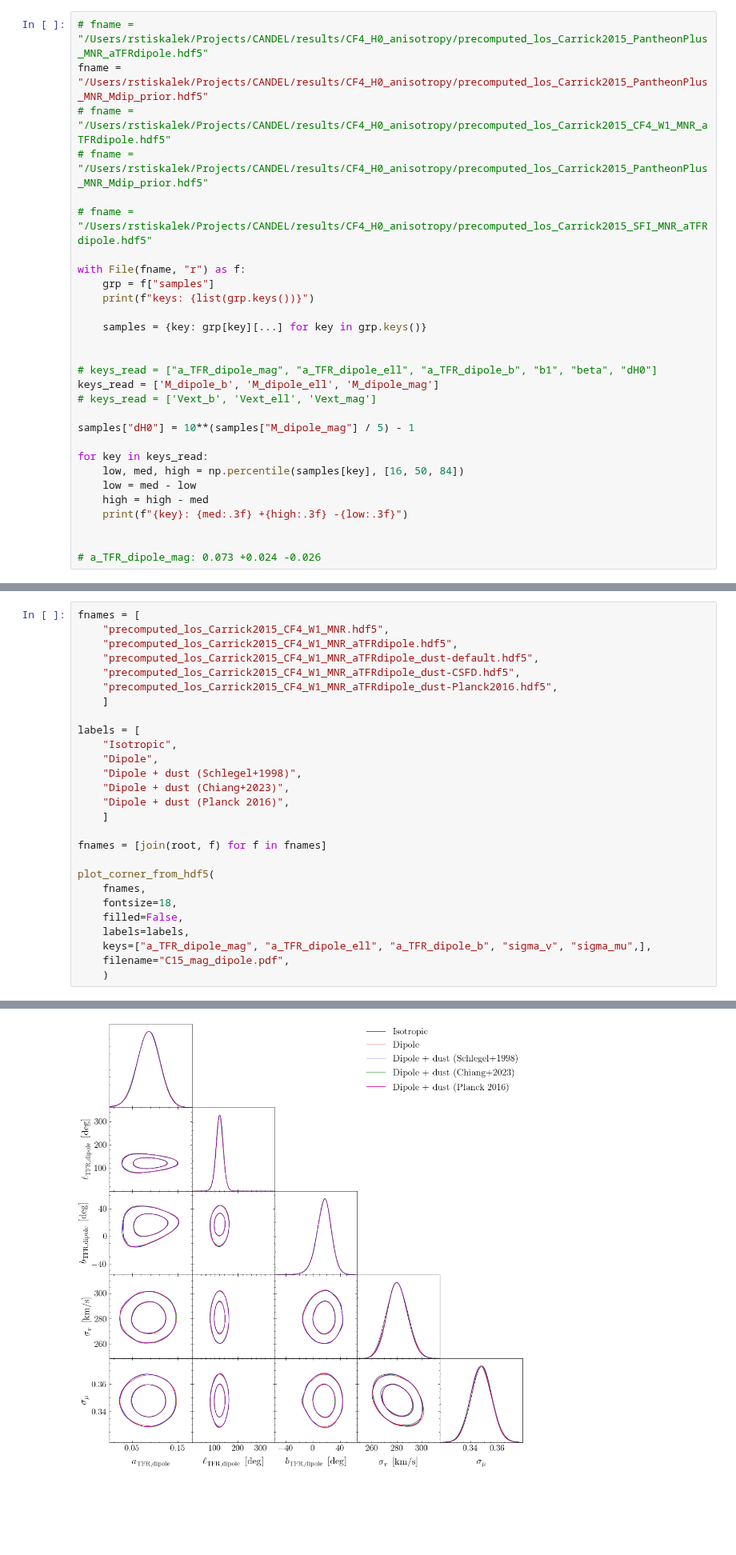
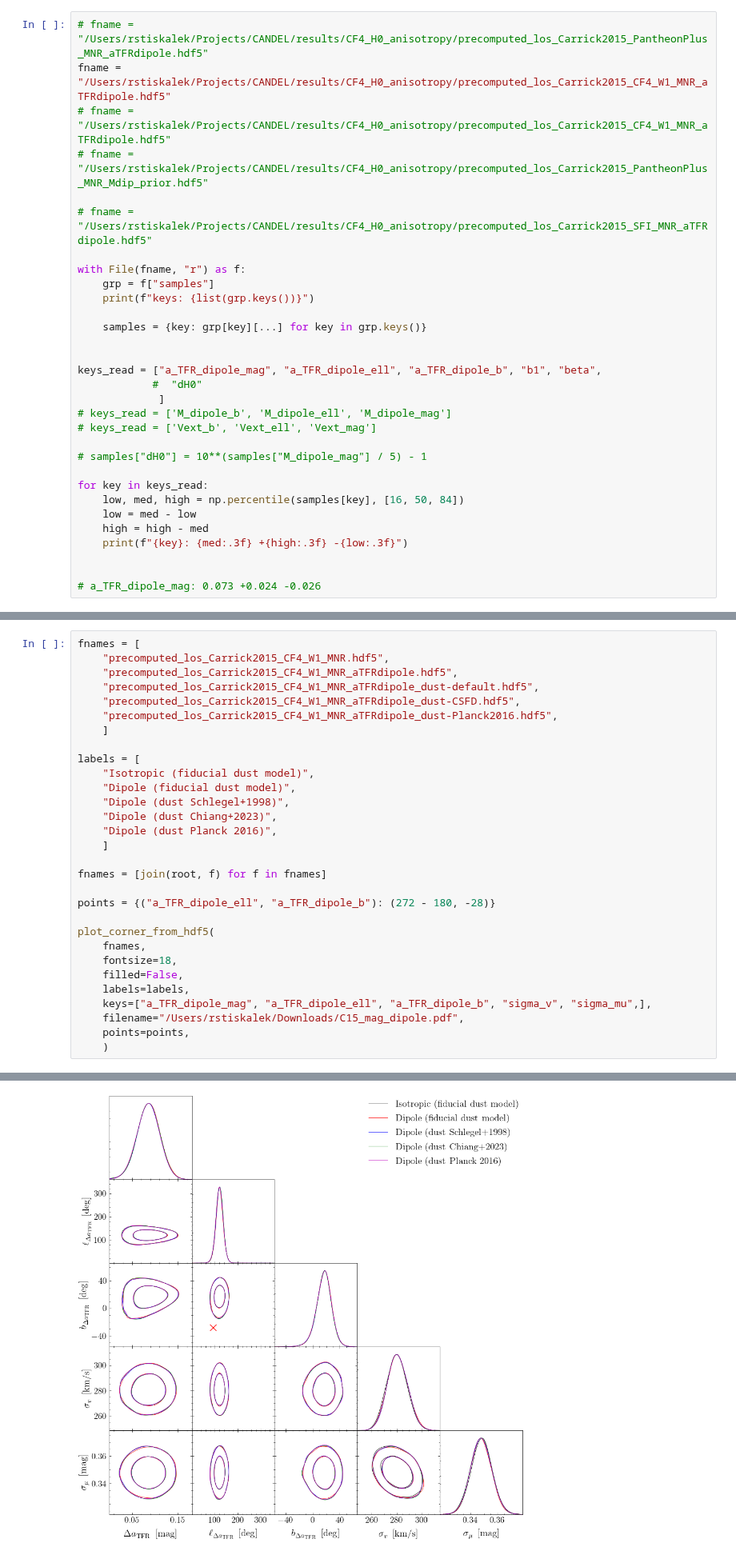
Before and after one commit to candel-cosmo/CANDEL, a Jupyter notebook: notebooks/paper_H0_dipole/main_dH0_TFR.ipynb, the cells around one changed output, grey strips where cells are left out. Shown at 80% size. Cells and saved outputs as stored; diff of their text form; blank space fills up the shorter version.

```diff
--- a/notebooks/paper_H0_dipole/main_dH0_TFR.ipynb
+++ b/notebooks/paper_H0_dipole/main_dH0_TFR.ipynb
@@ -55,7 +53,7 @@ root: /Users/rstiskalek/Projects/CANDEL/results/CF4_H0_anisotropy
 ## Posterior summary
 # %%
 # fname = "/Users/rstiskalek/Projects/CANDEL/results/CF4_H0_anisotropy/precomputed_los_Carrick2015_PantheonPlus_MNR_aTFRdipole.hdf5"
-fname = "/Users/rstiskalek/Projects/CANDEL/results/CF4_H0_anisotropy/precomputed_los_Carrick2015_PantheonPlus_MNR_Mdip_prior.hdf5"
+fname = "/Users/rstiskalek/Projects/CANDEL/results/CF4_H0_anisotropy/precomputed_los_Carrick2015_CF4_W1_MNR_aTFRdipole.hdf5"
 # fname = "/Users/rstiskalek/Projects/CANDEL/results/CF4_H0_anisotropy/precomputed_los_Carrick2015_CF4_W1_MNR_aTFRdipole.hdf5"
 # fname = "/Users/rstiskalek/Projects/CANDEL/results/CF4_H0_anisotropy/precomputed_los_Carrick2015_PantheonPlus_MNR_Mdip_prior.hdf5"
 
@@ -68,11 +66,13 @@ with File(fname, "r") as f:
     samples = {key: grp[key][...] for key in grp.keys()}
 
 
-# keys_read = ["a_TFR_dipole_mag", "a_TFR_dipole_ell", "a_TFR_dipole_b", "b1", "beta", "dH0"]
-keys_read = ['M_dipole_b', 'M_dipole_ell', 'M_dipole_mag']
+keys_read = ["a_TFR_dipole_mag", "a_TFR_dipole_ell", "a_TFR_dipole_b", "b1", "beta",
+            #  "dH0"
+             ]
+# keys_read = ['M_dipole_b', 'M_dipole_ell', 'M_dipole_mag']
 # keys_read = ['Vext_b', 'Vext_ell', 'Vext_mag']
 
-samples["dH0"] = 10**(samples["M_dipole_mag"] / 5) - 1
+# samples["dH0"] = 10**(samples["M_dipole_mag"] / 5) - 1
 
 for key in keys_read:
     low, med, high = np.percentile(samples[key], [16, 50, 84])
@@ -168,14 +177,16 @@ fnames = [
     ]
 
 labels = [
-    "Isotropic",
-    "Dipole",
-    "Dipole + dust (Schlegel+1998)",
-    "Dipole + dust (Chiang+2023)",
-    "Dipole + dust (Planck 2016)",
+    "Isotropic (fiducial dust model)",
+    "Dipole (fiducial dust model)",
+    "Dipole (dust Schlegel+1998)",
+    "Dipole (dust Chiang+2023)",
+    "Dipole (dust Planck 2016)",
     ]
 
 fnames = [join(root, f) for f in fnames]
+
+points = {("a_TFR_dipole_ell", "a_TFR_dipole_b"): (272 - 180, -28)}
 
 plot_corner_from_hdf5(
     fnames,
@@ -183,7 +194,8 @@ plot_corner_from_hdf5(
     filled=False,
     labels=labels,
     keys=["a_TFR_dipole_mag", "a_TFR_dipole_ell", "a_TFR_dipole_b", "sigma_v", "sigma_mu",],
-    filename="C15_mag_dipole.pdf",
+    filename="/Users/rstiskalek/Downloads/C15_mag_dipole.pdf",
+    points=points,
     )
 # %% [output]
 precomputed_los_Carrick2015_CF4_W1_MNR.hdf5: Vext, Vext_b, Vext_ell, Vext_mag, a_TFR, b1, b_TFR, beta, c_TFR, eta_latent, eta_prior_mean, eta_prior_std, mag_latent, sigma_mu, sigma_v
@@ -200,4 +212,4 @@ Removed no burn in
-[figure, old version]
+[figure, new version]
 # %% [markdown]
 ### Figure: Dipole prior dependence
 # %%
```
Also changed, not shown: parts of 24 cells of this notebook, 28 other files.
